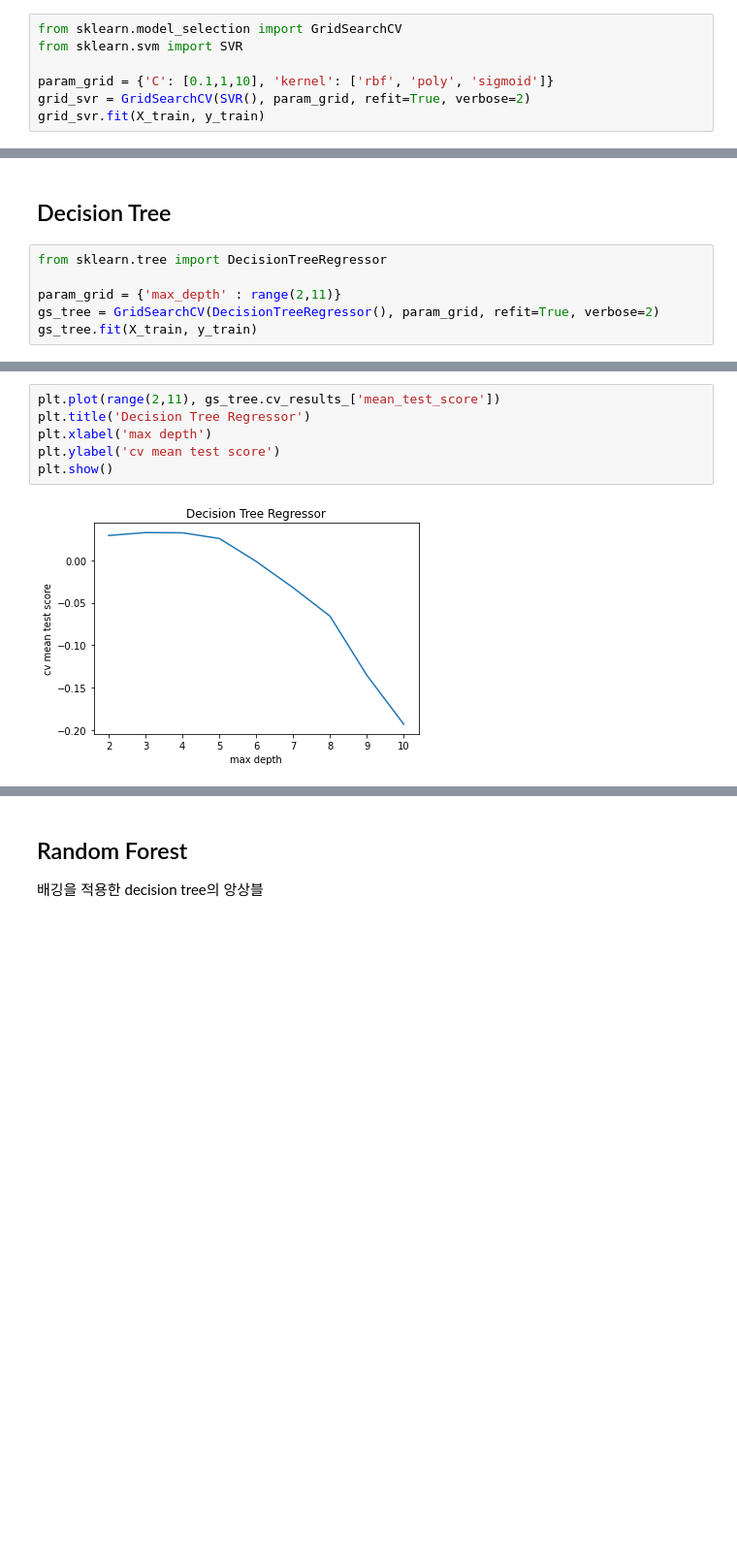
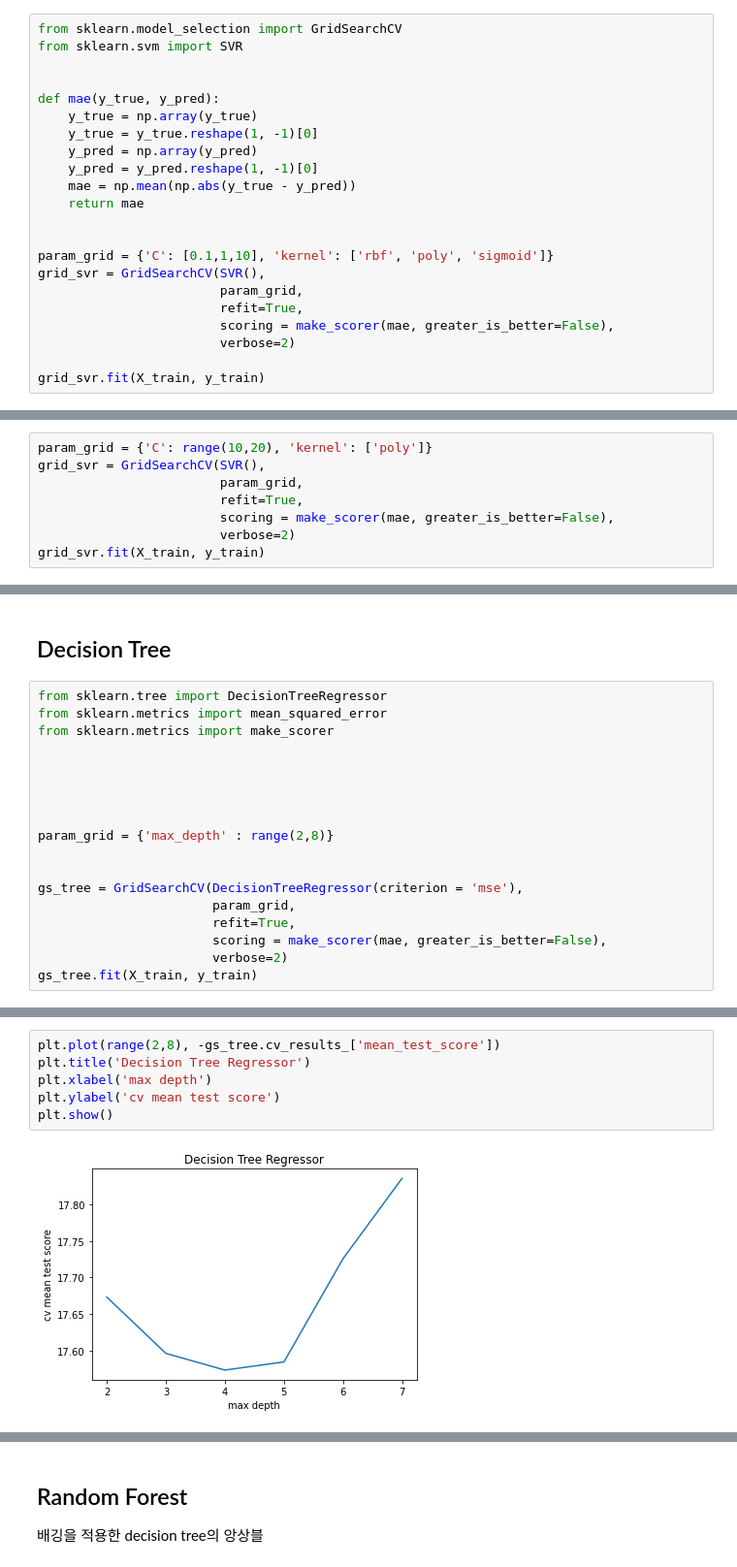
Before and after one commit to deagwon97/machine-learning-and-practice-report, a Jupyter notebook: Dacon_satellite_model.ipynb, the cells around one changed output, grey strips where cells are left out. Shown at 97% size. Drawn from its saved outputs; the diff is of its cells as text; blank space fills up the shorter version.

```diff
--- a/Dacon_satellite_model.ipynb
+++ b/Dacon_satellite_model.ipynb
@@ -305,8 +308,23 @@ Poly_ElasticNet_normal_cv_mae = 18.111082077026367
 from sklearn.model_selection import GridSearchCV
 from sklearn.svm import SVR
 
+
+def mae(y_true, y_pred):
+    y_true = np.array(y_true)
+    y_true = y_true.reshape(1, -1)[0]
+    y_pred = np.array(y_pred)
+    y_pred = y_pred.reshape(1, -1)[0]
+    mae = np.mean(np.abs(y_true - y_pred))
+    return mae
+
+
 param_grid = {'C': [0.1,1,10], 'kernel': ['rbf', 'poly', 'sigmoid']}
-grid_svr = GridSearchCV(SVR(), param_grid, refit=True, verbose=2)
+grid_svr = GridSearchCV(SVR(),
+                        param_grid,
+                        refit=True,
+                        scoring = make_scorer(mae, greater_is_better=False),
+                        verbose=2)
+
 grid_svr.fit(X_train, y_train)
 # %% [output]
 Fitting 5 folds for each of 9 candidates, totalling 45 fits
@@ -368,0 +410,8 @@ SVR cv_mae_score = 15.837368932183818
+# %%
+param_grid = {'C': range(10,20), 'kernel': ['poly']}
+grid_svr = GridSearchCV(SVR(),
+                        param_grid,
+                        refit=True,
+                        scoring = make_scorer(mae, greater_is_better=False),
+                        verbose=2)
+grid_svr.fit(X_train, y_train)
@@ -370,8 +486,20 @@ SVR cv_mae_score = 15.837368932183818
 ## Decision Tree
 # %%
 from sklearn.tree import DecisionTreeRegressor
+from sklearn.metrics import mean_squared_error
+from sklearn.metrics import make_scorer
 
-param_grid = {'max_depth' : range(2,11)}
-gs_tree = GridSearchCV(DecisionTreeRegressor(), param_grid, refit=True, verbose=2)
+
+
+
+
+param_grid = {'max_depth' : range(2,8)}
+
+
+gs_tree = GridSearchCV(DecisionTreeRegressor(criterion = 'mse'),
+                       param_grid,
+                       refit=True,
+                       scoring = make_scorer(mae, greater_is_better=False),
+                       verbose=2)
 gs_tree.fit(X_train, y_train)
 # %% [output]
@@ -443,8 +574,8 @@ Decision Tree Regressor cv_mae_score = 17.596215517953517
 # %%
-plt.plot(range(2,11), gs_tree.cv_results_['mean_test_score'])
+plt.plot(range(2,8), -gs_tree.cv_results_['mean_test_score'])
 plt.title('Decision Tree Regressor')
 plt.xlabel('max depth')
 plt.ylabel('cv mean test score')
 plt.show()
 # %% [output]
-[figure, old version]
+[figure, new version]
```
Also changed, not shown: parts of 61 cells of this notebook.
